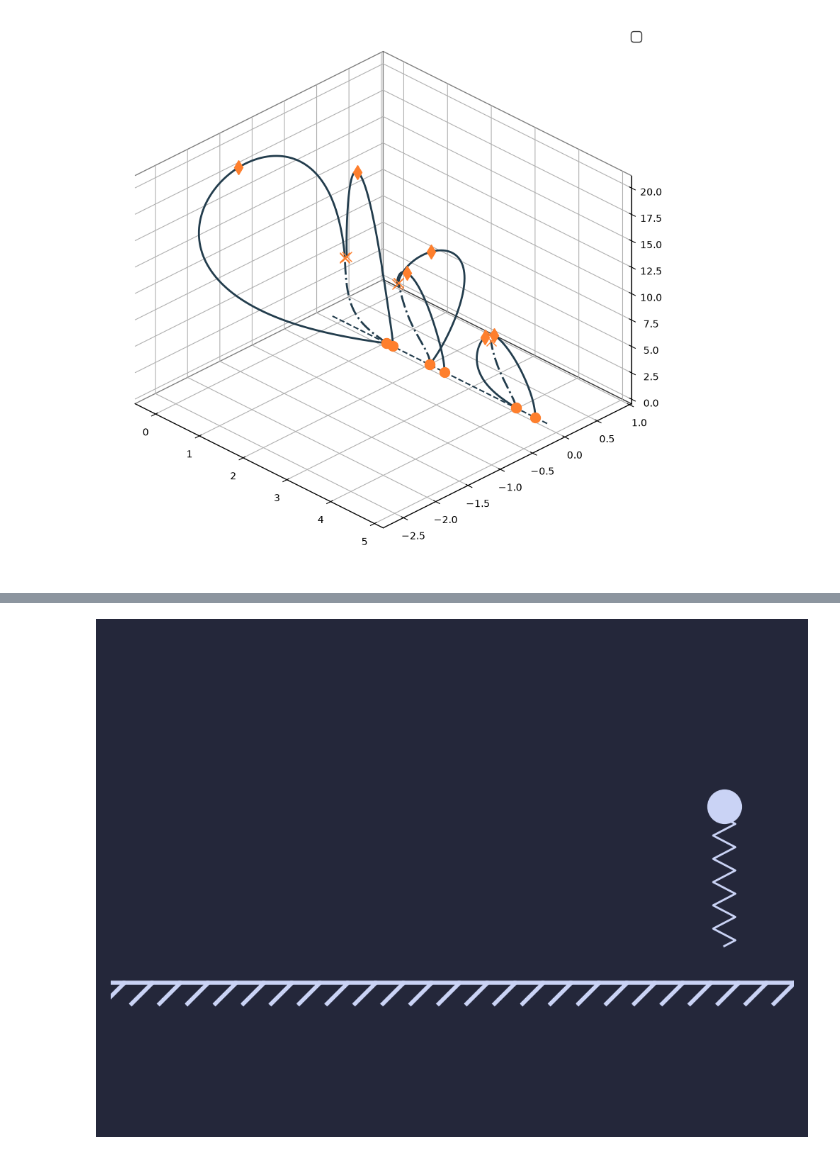
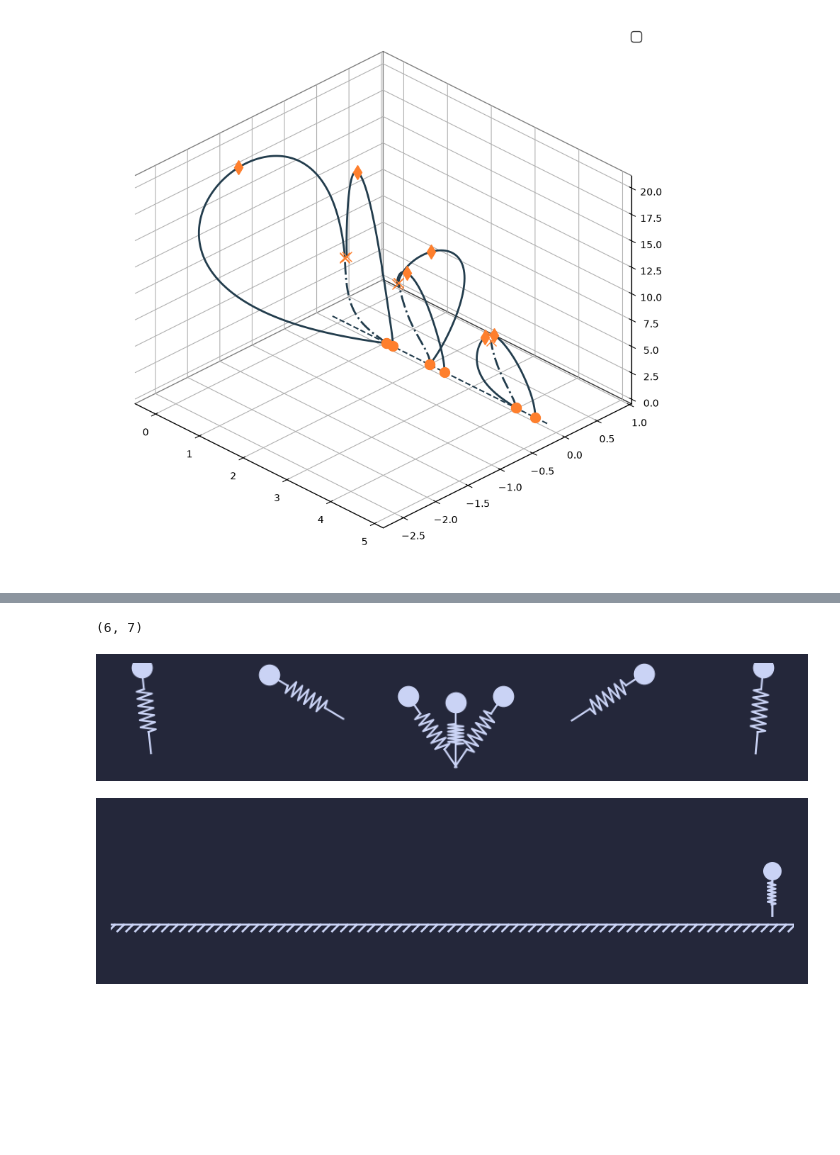
Before and after one commit to GLembrez/NMM-hopper, a Jupyter notebook: rendering.ipynb, the cells around one changed output, grey strips where cells are left out. Saved outputs shown, nothing was run; the diff lists cells and outputs as text; code cells hidden in the pictures; blank space fills up the shorter version.

Commit message:
added visuals

```diff
--- a/rendering.ipynb
+++ b/rendering.ipynb
@@ -172,6 +172,17 @@ def clean_step(u,fps):
     rh = np.hstack([np.ones(xf1.shape[1],),np.sqrt(xs[0,:]**2 + xs[1,:]**2),np.ones(xf2.shape[1],)])
     return xh,rh,ah
 
+def key_frames(u,fps):
+    full_traj = traj(solver,u)
+    xf1 = interpolate_trajectory(full_traj[:,:solver.N_F-1],solver.N_F*u[6]/solver.W,fps)
+    xs = interpolate_trajectory(full_traj[:,solver.N_F:solver.N_F+solver.N_S-1],solver.N_S*u[7]/solver.W,fps)
+    xf2 = interpolate_trajectory(full_traj[:,solver.N_F+solver.N_S:],solver.N_F*u[8]/solver.W,fps)[:,:-1]
+    x_frames = np.vstack([xf1[:,0],xf1[:,xf1.shape[1]//2],xs[:,0],xs[:,xs.shape[1]//2],xs[:,-1],xf2[:,xf2.shape[1]//2],xf2[:,-1]])
+    r_frames = np.hstack([1,1,1,np.sqrt(xs[0,xs.shape[1]//2]**2 + xs[1,xs.shape[1]//2]**2),1,1,1])
+    a_frames = x_frames[:,2]
+    return x_frames.T,r_frames, a_frames
+
+
 def clean_trajectory(u,fps):
     xh1,rh,ah = clean_step(u,fps)
     xh2 = xh1.copy()
@@ -182,7 +193,3 @@ def clean_trajectory(u,fps):
     rh = np.hstack([rh[:-1],rh[:-1],rh])
     ah = xh[2,:]
     return xh,rh,ah
-
-
-xh, rh, ah = clean_trajectory(data_locomotion[4][100],60)
-plt.plot(xh[1,:])
@@ -192,45 +196,91 @@ plt.plot(xh[1,:])
+# %%
+
+bgColor = '#24273a'
+mainColor = '#cad3f5'
+
+def frame(ax,i,xh,ah,rh):
+    radial = np.array([-np.sin(ah[i]), np.cos(ah[i])])
+    x0 = np.array([xh[0,i], xh[1,i]])
+    x1 = x0 - 0.25*radial
+    x2 = x0 - ( rh[i] - 0.25) * radial
+    x3 = x0 - rh[i] * radial
+    ax.plot([xh[0,i]], [xh[1,i]],c=mainColor,marker='o',ms=16)
+    X, Y = spring(
+        np.array([xh[0,i],xh[1,i]]) - 0.25 * radial,
+        np.array([xh[0,i],xh[1,i]]) - ( rh[i] - 0.25) * radial,
+        12,
+        0.18,
+    )
+    ax.plot(X, Y,c=mainColor)
+    ax.plot([x0[0],x1[0]],[x0[1],x1[1]],c=mainColor)
+    ax.plot([x2[0],x3[0]],[x2[1],x3[1]],c=mainColor)
+
+
+
+xh,rh,ah = key_frames(data_locomotion[4][1000],60)
+print(xh.shape)
+fig_kframes = plt.figure(figsize=(10,10),facecolor=bgColor)
+ax = fig_kframes.add_subplot(1,1,1)
+ax.set_facecolor(bgColor)
+ax.set(xticklabels=[], yticklabels=[])
+ax.set_axis_off()
+for i in range(xh.shape[1]):
+    frame(ax,i,xh,ah,rh)
+ax.set_aspect("equal")
+plt.show()
+# %% [output]
+(6, 7)
+[figure, added]
 # %%
 from matplotlib import animation
 
-bgColor = '#24273a'
-mainColor = '#cad3f5'
-floor_coor = 0
+
+xh, rh, ah = clean_trajectory(data_locomotion[4][500],60)
 
 
 def animate(i):
+    radial = np.array([-np.sin(ah[i]), np.cos(ah[i])])
+    x0 = np.array([xh[0,i], xh[1,i]])
+    x1 = x0 - 0.25*radial
+    x2 = x0 - ( rh[i] - 0.25) * radial
+    x3 = x0 - rh[i] * radial
     body.set_data([xh[0,i]], [xh[1,i]])
     X, Y = spring(
-        np.array([xh[0,i],xh[1,i]]),
-        np.array([xh[0,i],xh[1,i]]) - rh[i] * np.array([-np.sin(ah[i]), np.cos(ah[i])]),
+        np.array([xh[0,i],xh[1,i]]) - 0.25 * radial,
+        np.array([xh[0,i],xh[1,i]]) - ( rh[i] - 0.25) * radial,
         12,
         0.18,
     )
     leg.set_data(X, Y)
-    return body,leg,
+    upper_leg.set_data([x0[0],x1[0]],[x0[1],x1[1]])
+    lower_leg.set_data([x2[0],x3[0]],[x2[1],x3[1]])
+    return body,leg,upper_leg,lower_leg
 
 
 fig = plt.figure(figsize=(6, 5), dpi=200, facecolor=bgColor)
 ax = fig.add_subplot(1, 1, 1)
 ax.set_xlim(np.min(xh[0,:])-0.5, np.max(xh[0,:])+0.5)
 ax.set_ylim(-1, 2.5)
 ax.set_aspect("equal")
 ax.set_facecolor(bgColor)
 ax.set(xticklabels=[], yticklabels=[])
 ax.set_axis_off()
 
 (leg,) = ax.plot([], [], lw=1.0, color=mainColor)
-(body,) = ax.plot([], [], "o", ms=16, lw=0, color=mainColor)
+(upper_leg,) = ax.plot([], [], lw=1.0, color=mainColor)
+(lower_leg,) = ax.plot([], [], lw=1.0, color=mainColor)
+(body,) = ax.plot([], [], "o", ms=8, lw=0, color=mainColor)
 
 floor_coor = np.min(xh[0,:])-1
 length = np.max(xh[0,:]) - np.min(xh[0,:]) + 2
 for i in range(int(length/0.2)):
-    ax.plot([floor_coor+i*0.2,floor_coor+i*0.2 + 0.2,floor_coor+i*0.2 + 0.05],[0,0,-0.15], lw=2.0,color=mainColor)
+    ax.plot([floor_coor+i*0.2,floor_coor+i*0.2 + 0.2,floor_coor+i*0.2 + 0.05],[0,0,-0.15], lw=1.0,color=mainColor)
 
 
 
 
 ani = animation.FuncAnimation(fig, animate, range(0,xh.shape[1],1), blit=True,repeat=True)
 writervideo = animation.FFMpegWriter(fps=30)
 ani.save("output/hopper.mp4", writer=writervideo, savefig_kwargs=dict(facecolor=bgColor))
 # %% [output]
-[figure, old version]
+[figure, new version]
```
Also changed, not shown: parts of 6 cells of this notebook, 4 other files.
